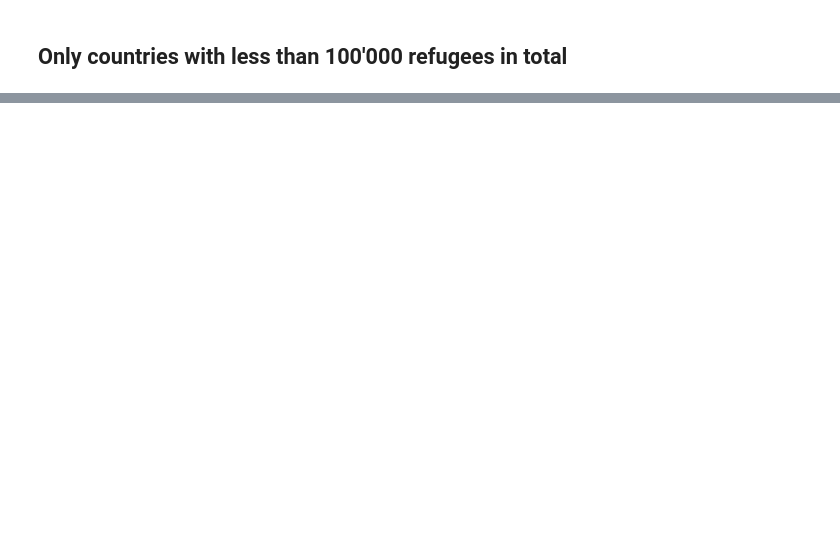
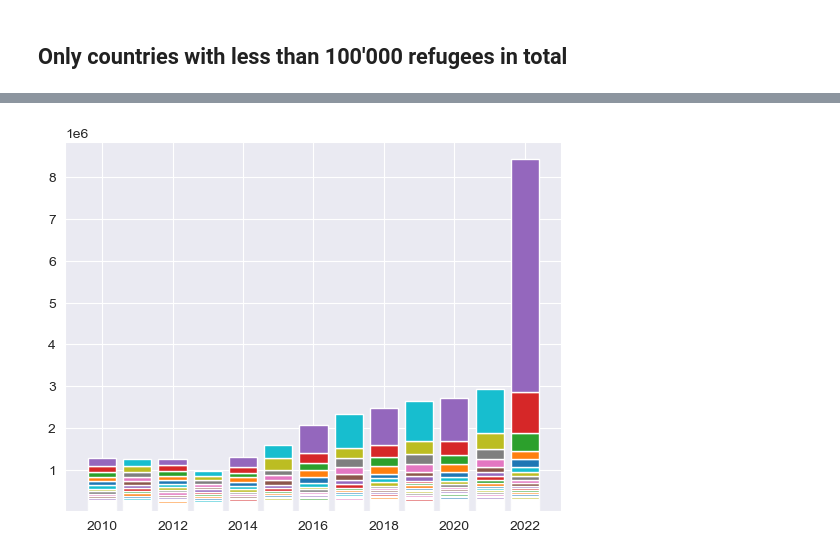
Before and after one commit to SilvanHSLU/dviz-miniproject, a Jupyter notebook: shiny graphics.ipynb, the cells around one changed output, grey strips where cells are left out. Drawn from its saved outputs; the diff is of its cells as text; code cells hidden in the pictures; blank space fills up the shorter version.

```diff
--- a/shiny graphics.ipynb
+++ b/shiny graphics.ipynb
@@ -228,0 +195,3 @@ df_alt
+# %%
+df_2 = df_filtered.T
+df_2
@@ -228,0 +238,12 @@ df_alt
+# %%
+fig, ax = plt.subplots()
+x = df_2.columns
+for colname in df_2.columns:
+    working_series = df_2[colname].sort_values(ascending=True)
+    bot_value = 0
+    for index, value in working_series.items():
+        ax.bar(colname, height=value, bottom=bot_value, label=index)
+        bot_value += value
+plt.show()
+# %% [output]
+[figure, added]
```
Also changed, not shown: parts of 11 cells of this notebook.
